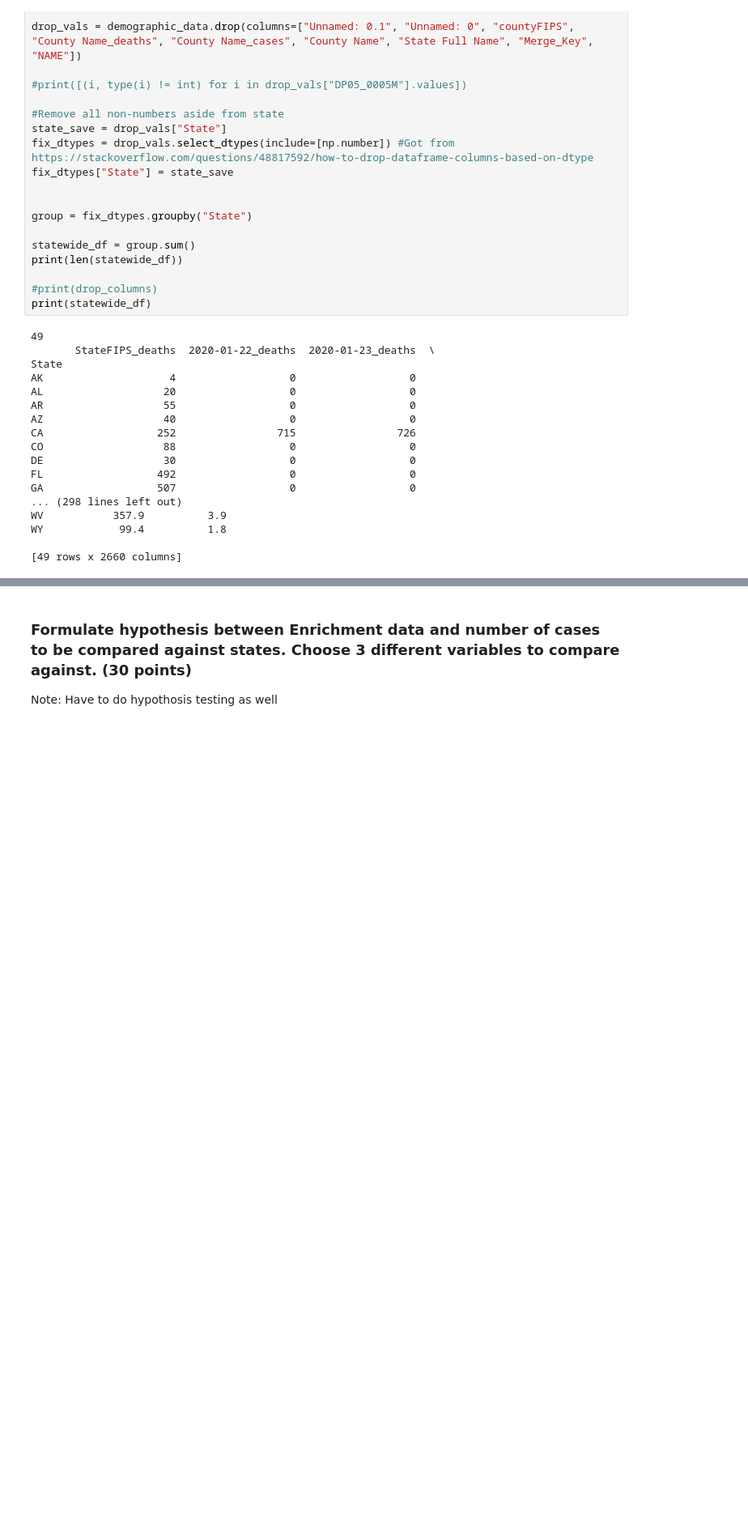
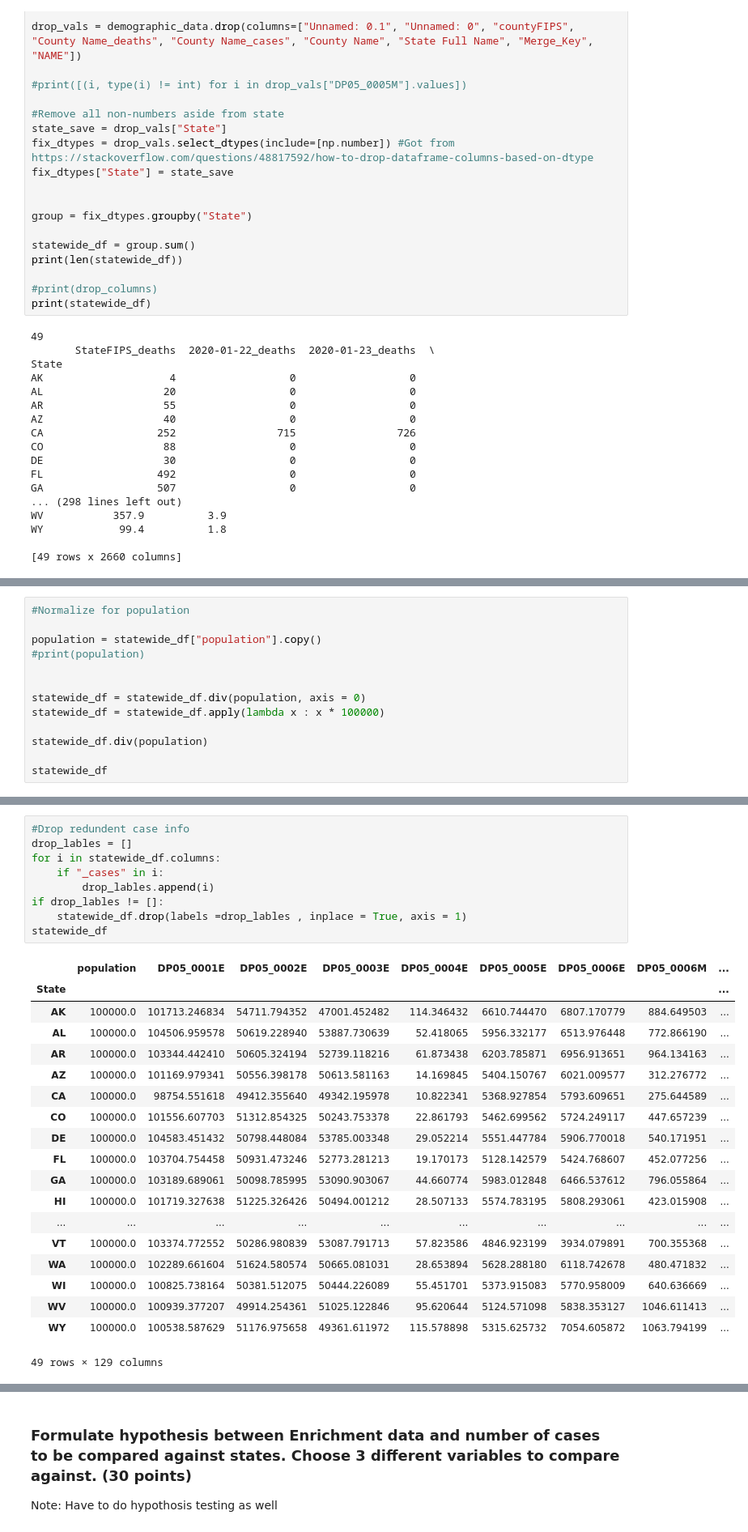
Before and after one commit to aiwayemi/Group-1, a Jupyter notebook: Project Stage - III - Kevin Hayes.ipynb, the cells around one changed output, grey strips where cells are left out. Shown: that part at 81% size. Saved outputs shown, nothing was run; the diff lists cells and outputs as text; blank space fills up the shorter version.

```diff
--- a/Project Stage - III - Kevin Hayes.ipynb
+++ b/Project Stage - III - Kevin Hayes.ipynb
@@ -408,0 +461,13 @@ WY            99.4          1.8
+# %%
+#Normalize for population
+
+population = statewide_df["population"].copy()
+#print(population)
+
+
+statewide_df = statewide_df.div(population, axis = 0)
+statewide_df = statewide_df.apply(lambda x : x * 100000)
+
+statewide_df.div(population)
+
+statewide_df
@@ -408,0 +494,29 @@ WY            99.4          1.8
+# %%
+#Drop redundent case info
+drop_lables = []
+for i in statewide_df.columns:
+    if "_cases" in i:
+        drop_lables.append(i)
+if drop_lables != []:
+    statewide_df.drop(labels =drop_lables , inplace = True, axis = 1)
+statewide_df
+# %% [output]
+|  | population | DP05_0001E | DP05_0002E | DP05_0003E | DP05_0004E | DP05_0005E | DP05_0006E | DP05_0006M | ... |
+| State |  |  |  |  |  |  |  |  | ... |
+| AK | 100000.0 | 101713.246834 | 54711.794352 | 47001.452482 | 114.346432 | 6610.744470 | 6807.170779 | 884.649503 | ... |
+| AL | 100000.0 | 104506.959578 | 50619.228940 | 53887.730639 | 52.418065 | 5956.332177 | 6513.976448 | 772.866190 | ... |
+| AR | 100000.0 | 103344.442410 | 50605.324194 | 52739.118216 | 61.873438 | 6203.785871 | 6956.913651 | 964.134163 | ... |
+| AZ | 100000.0 | 101169.979341 | 50556.398178 | 50613.581163 | 14.169845 | 5404.150767 | 6021.009577 | 312.276772 | ... |
+| CA | 100000.0 | 98754.551618 | 49412.355640 | 49342.195978 | 10.822341 | 5368.927854 | 5793.609651 | 275.644589 | ... |
+| CO | 100000.0 | 101556.607703 | 51312.854325 | 50243.753378 | 22.861793 | 5462.699562 | 5724.249117 | 447.657239 | ... |
+| DE | 100000.0 | 104583.451432 | 50798.448084 | 53785.003348 | 29.052214 | 5551.447784 | 5906.770018 | 540.171951 | ... |
+| FL | 100000.0 | 103704.754458 | 50931.473246 | 52773.281213 | 19.170173 | 5128.142579 | 5424.768607 | 452.077256 | ... |
+| GA | 100000.0 | 103189.689061 | 50098.785995 | 53090.903067 | 44.660774 | 5983.012848 | 6466.537612 | 796.055864 | ... |
+| HI | 100000.0 | 101719.327638 | 51225.326426 | 50494.001212 | 28.507133 | 5574.783195 | 5808.293061 | 423.015908 | ... |
+| ... | ... | ... | ... | ... | ... | ... | ... | ... | ... |
+| VT | 100000.0 | 103374.772552 | 50286.980839 | 53087.791713 | 57.823586 | 4846.923199 | 3934.079891 | 700.355368 | ... |
+| WA | 100000.0 | 102289.661604 | 51624.580574 | 50665.081031 | 28.653894 | 5628.288180 | 6118.742678 | 480.471832 | ... |
+| WI | 100000.0 | 100825.738164 | 50381.512075 | 50444.226089 | 55.451701 | 5373.915083 | 5770.958009 | 640.636669 | ... |
+| WV | 100000.0 | 100939.377207 | 49914.254361 | 51025.122846 | 95.620644 | 5124.571098 | 5838.353127 | 1046.611413 | ... |
+| WY | 100000.0 | 100538.587629 | 51176.975658 | 49361.611972 | 115.578898 | 5315.625732 | 7054.605872 | 1063.794199 | ... |
+49 rows × 129 columns
```
Also changed, not shown: parts of 5 cells of this notebook.
